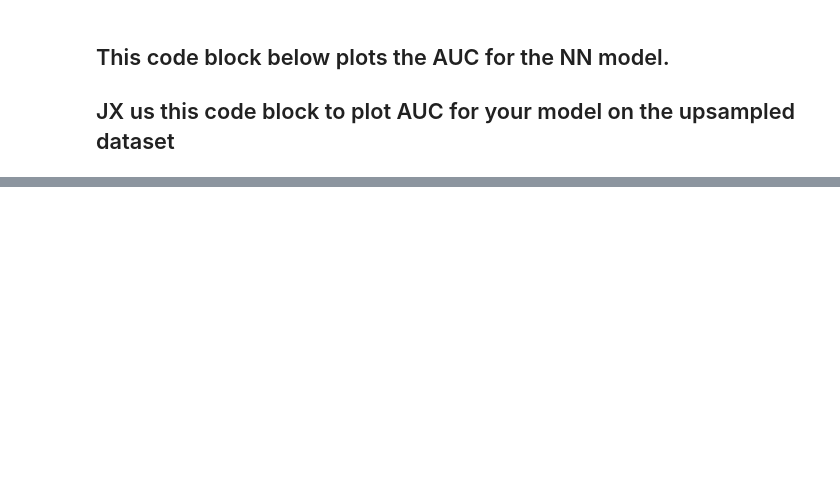
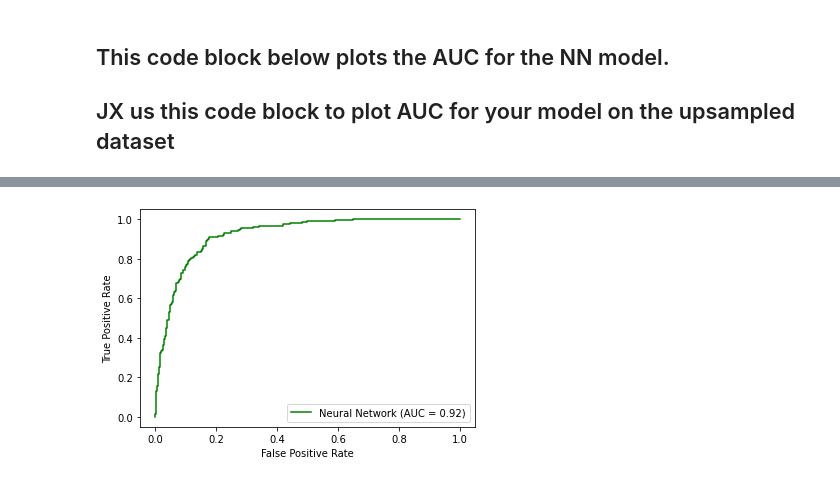
Before and after one commit to paaniwater/DSAI-Project, a Jupyter notebook: bankruptcy.ipynb, the cells around one changed output, grey strips where cells are left out. Cells and saved outputs as stored; diff of their text form; code cells hidden in the pictures; blank space fills up the shorter version.

```diff
--- a/bankruptcy.ipynb
+++ b/bankruptcy.ipynb
@@ -420,0 +440,12 @@ plt.show()
+# %%
+# predict probabilities with neural network model for top 10 variables
+nn_probs_top10 = model_upsample_top10.predict(X_test_top10_upsample)
+# compare the predicted probabilities
+fpr_nn, tpr_nn, _ = roc_curve(y_test_top10_upsample, nn_probs_top10)
+roc_auc_nn = auc(fpr_nn, tpr_nn)
+plt.plot(fpr_nn, tpr_nn, color='green', label='Neural Network (AUC = %0.2f)' % roc_auc_nn)
+plt.legend()
+plt.xlabel('False Positive Rate')
+plt.ylabel('True Positive Rate')
+plt.show()
+# %% [output]
@@ -421,2 +453,3 @@ plt.show()
+[figure, added]
 # %%
 
```
Also changed, not shown: parts of 18 cells of this notebook.
